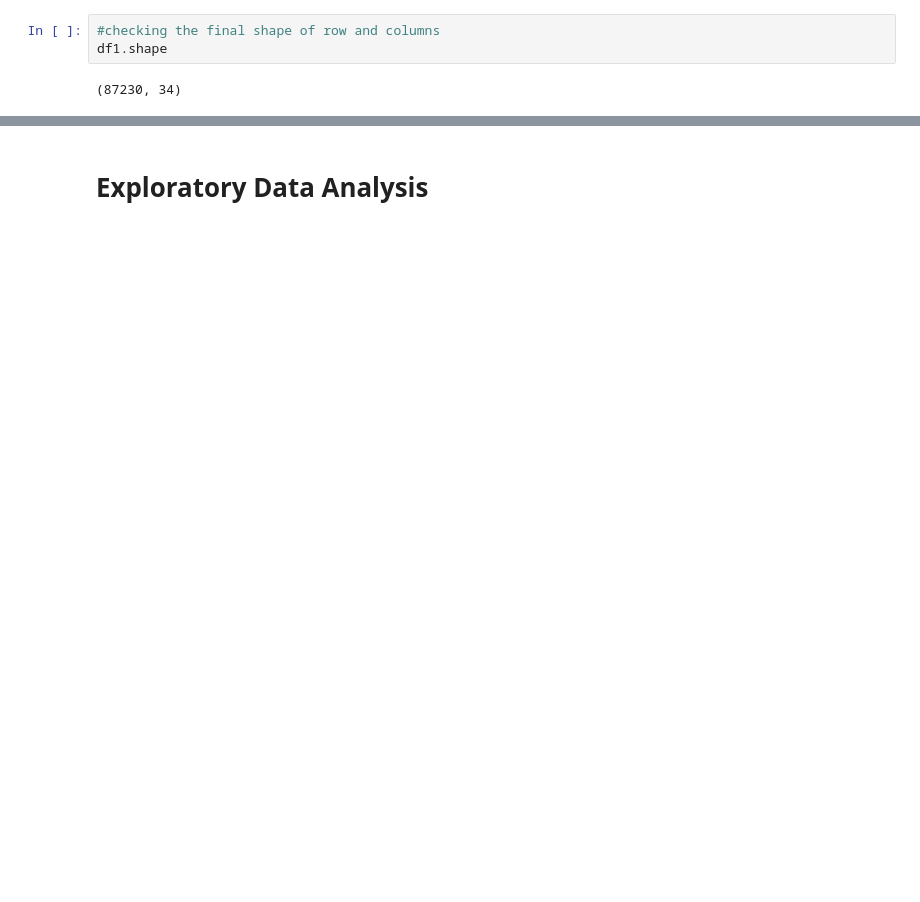
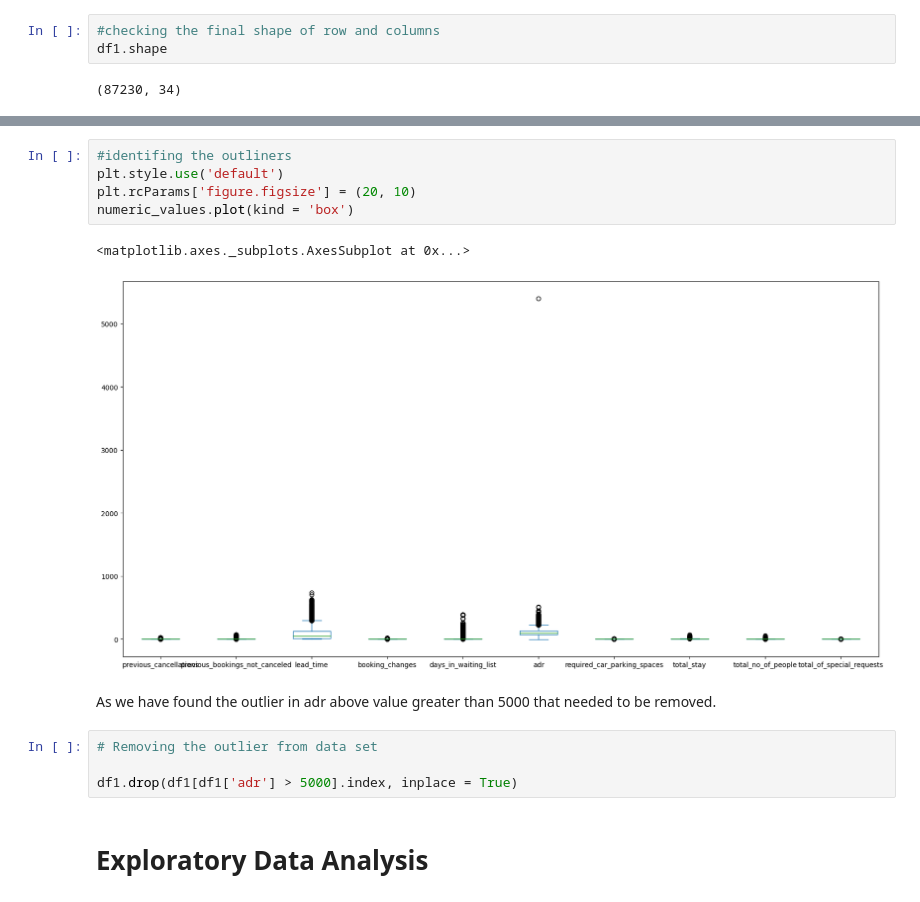
Before and after one commit to vbhsharma7/EDA-hotel-booking-, a Jupyter notebook: Hotel_Booking_Analysis_Capstone_Project.ipynb, the cells around one changed output, grey strips where cells are left out. Cells and saved outputs as stored; diff of their text form; blank space fills up the shorter version.

```diff
--- a/Hotel_Booking_Analysis_Capstone_Project.ipynb
+++ b/Hotel_Booking_Analysis_Capstone_Project.ipynb
@@ -219,2 +239,16 @@ df1.shape
+# %%
+#identifing the outliners
+plt.style.use('default')
+plt.rcParams['figure.figsize'] = (20, 10)
+numeric_values.plot(kind = 'box')
+# %% [output]
+<matplotlib.axes._subplots.AxesSubplot at 0x...>
+[figure, added]
+# %% [markdown]
+As we have found the outlier  in adr  above value greater than 5000 that needed to be removed.
+# %%
+# Removing the outlier from data set
+
+df1.drop(df1[df1['adr'] > 5000].index, inplace = True)
 # %% [markdown]
 # **Exploratory Data Analysis**
```
Also changed, not shown: parts of 26 cells of this notebook.
